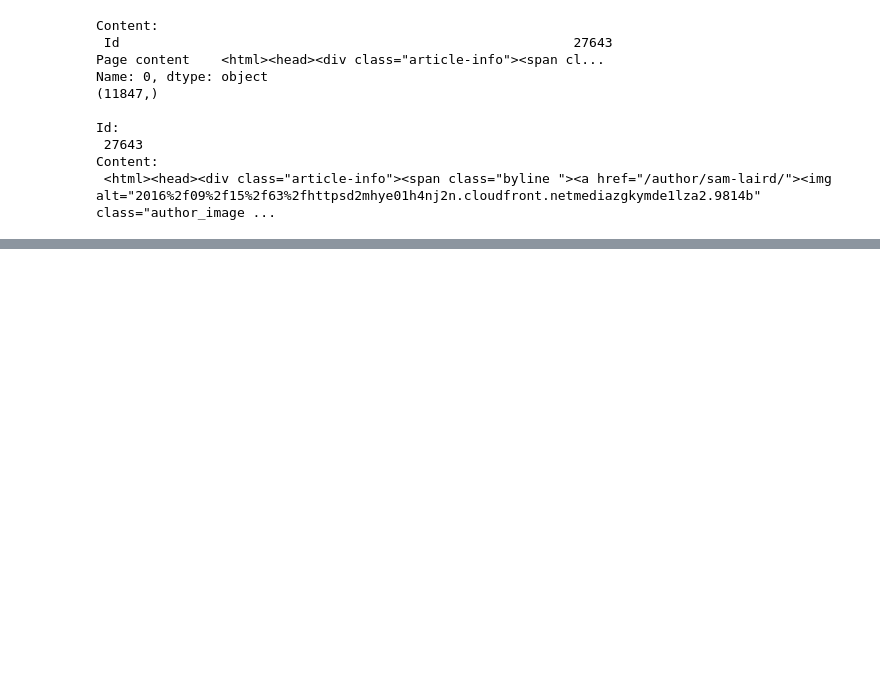
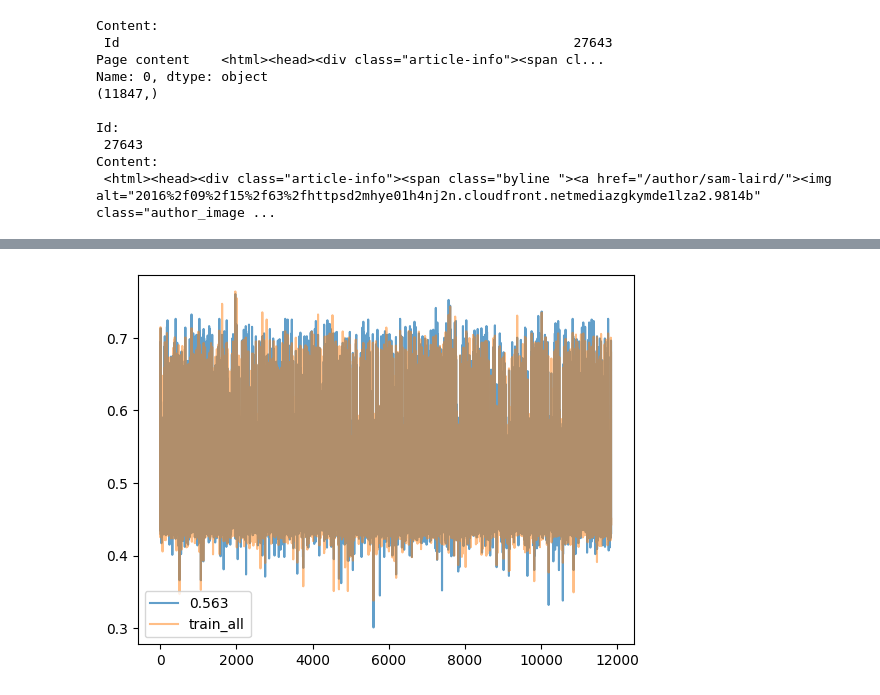
Before and after one commit to DLDaLao2/DeepLearningCups, a Jupyter notebook: Cup1/Cup1.ipynb, the cells around one changed output, grey strips where cells are left out. Saved outputs shown, nothing was run; the diff lists cells and outputs as text; code cells hidden in the pictures; blank space fills up the shorter version.

```diff
--- a/Cup1/Cup1.ipynb
+++ b/Cup1/Cup1.ipynb
@@ -160,5 +702,6 @@ def tokenizer_stem_nostop(text):
     return [porter.stem(w) for w in re.split(r'\s+', text.strip()) \
             if w not in stop and re.match('[a-zA-Z]+', w)]
 
-print(tokenizer_stem_nostop(feature_selection(X_valid[0])))
+for i in range(10):
+    print(tokenizer_stem_nostop(feature_selection(X[i])))
 # %% [output]
@@ -439,2 +1034,22 @@ output_dataframe.to_csv("./datasets/y_pred.csv", index=None)
 
 [11847 rows x 2 columns]
+# %%
+df = pd.read_csv('./datasets/y_pred_563.csv')
+a = df['Popularity']
+df = pd.read_csv('./datasets/y_pred_570.csv')
+b = df['Popularity']
+df = pd.read_csv('./datasets/y_pred_0255.csv')
+# c = y_pred
+d = y_pred
+df = pd.read_csv('./datasets/y_pred_big.csv')
+e = df['Popularity']
+import matplotlib.pyplot as plt
+plt.plot(a, label='0.563', alpha=0.7)
+# plt.plot(b, label='0.570', alpha=0.7)
+# plt.plot(c, label='train0.8', alpha=0.7)
+plt.plot(d, label='train_all', alpha=0.5)
+# plt.plot(e, label='big', alpha=0.5)
+plt.legend()
+plt.show()
+# %% [output]
+[figure, added]
```
Also changed, not shown: parts of 54 cells of this notebook.
